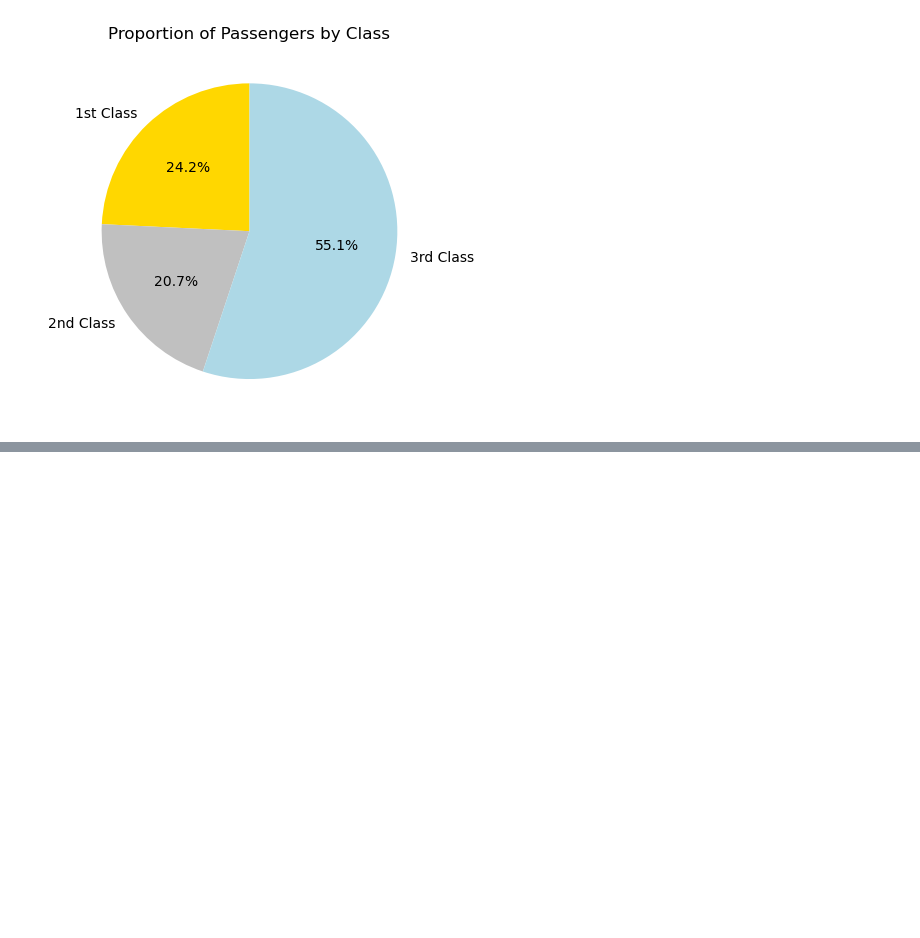
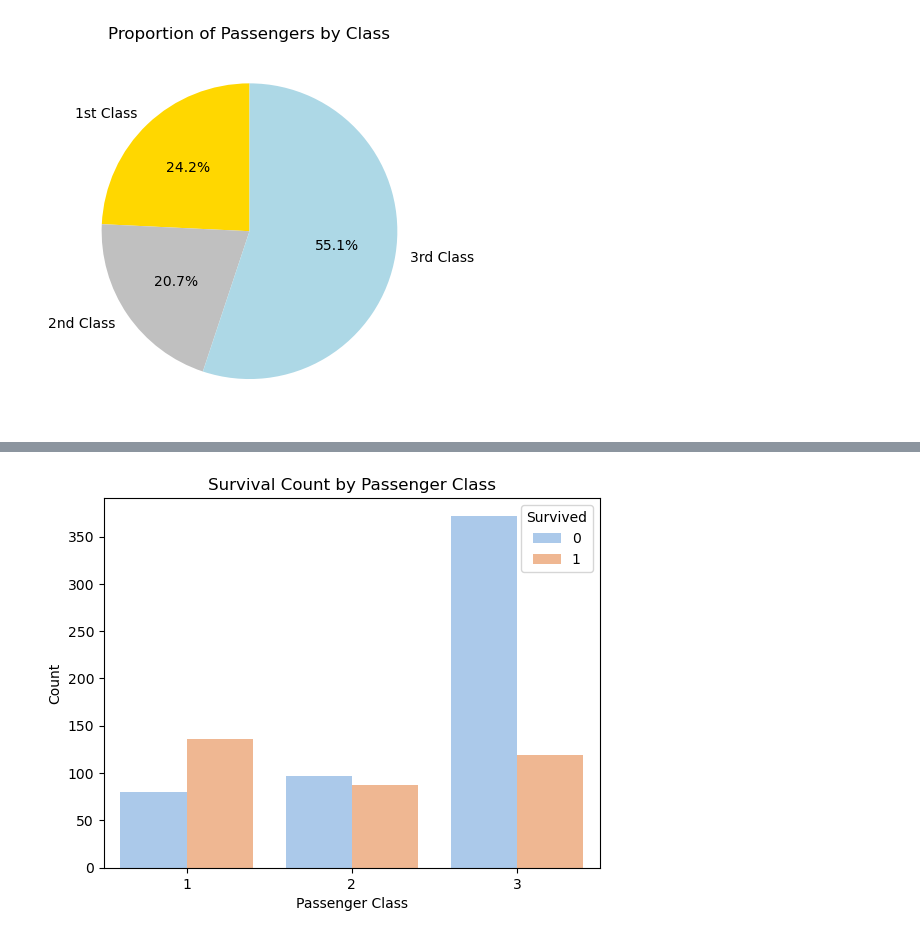
Before and after one commit to dinesh-paladugula/gfg_21projects_21days, a Jupyter notebook: Titanic_Survival_Analysis.ipynb, the cells around one changed output, grey strips where cells are left out. Saved outputs shown, nothing was run; the diff lists cells and outputs as text; code cells hidden in the pictures; blank space fills up the shorter version.

```diff
--- a/Titanic_Survival_Analysis.ipynb
+++ b/Titanic_Survival_Analysis.ipynb
@@ -232,0 +287,10 @@ titanic_df
+# %%
+# 1️⃣ Categorical vs Categorical
+# Survival vs Pclass
+sns.countplot(data=titanic_df, x='Pclass', hue='Survived', palette='pastel')
+plt.title("Survival Count by Passenger Class")
+plt.xlabel("Passenger Class")
+plt.ylabel("Count")
+plt.show()
+# %% [output]
+[figure, added]
```
Also changed, not shown: parts of 16 cells of this notebook.
